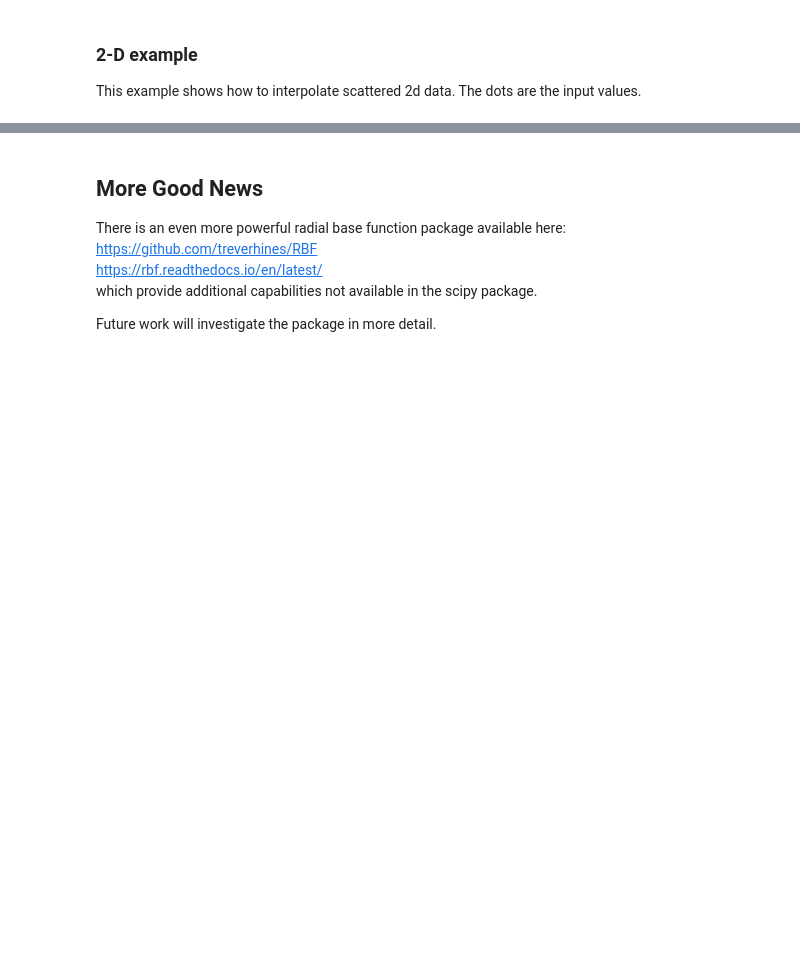
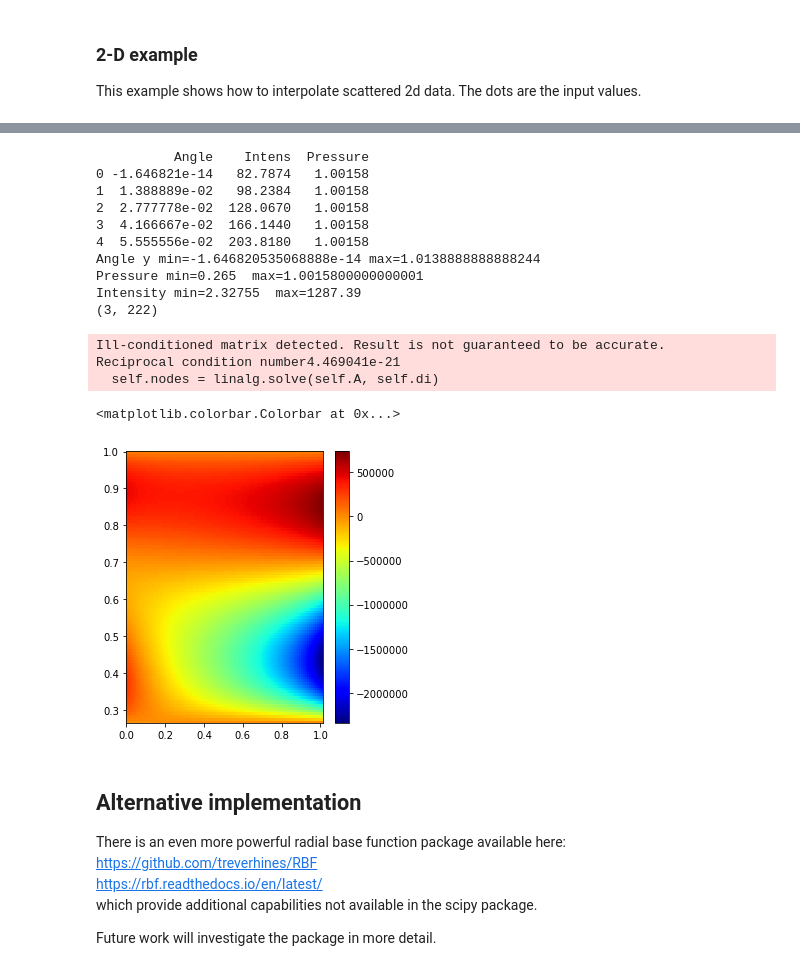
Before and after one commit to NelisW/PythonNotesToSelf, a Jupyter notebook: RbnInterpolation.ipynb, the cells around one changed output, grey strips where cells are left out. Saved outputs shown, nothing was run; the diff lists cells and outputs as text; code cells hidden in the pictures; blank space fills up the shorter version.

```diff
--- a/RbnInterpolation.ipynb
+++ b/RbnInterpolation.ipynb
@@ -240,5 +227,54 @@ plt.savefig('rbf2delta.png')
+# %%
+pressureNormalise = 1000
+
+dfi = pd.read_csv('data/intensityvsalt.csv')
+#normalise data
+dfi['Angle'] /= (2*np.pi)
+dfi['Pressure'] /= pressureNormalise
+#remove unrequired data
+dfi.drop(['Altitude'],axis=1,inplace=True)
+print(dfi.head())
+
+print(f'Angle y min={np.min(dfi["Angle"])} max={np.max(dfi["Angle"])}')
+print(f'Pressure min={np.min(dfi["Pressure"])}  max={np.max(dfi["Pressure"])}')
+print(f'Intensity min={np.min(dfi["Intens"])}  max={np.max(dfi["Intens"])}')
+# build the table for reading into rbf
+# intensity must be the last row
+data = np.vstack((dfi['Angle'].values.reshape(1,-1),
+                  dfi['Pressure'].values.reshape(1,-1),
+                  dfi['Intens'].values.reshape(1,-1)))
+print(data.shape)
+
+rbf = Rbf(*data, epsilon=1)
+
+ai = np.linspace(np.min(dfi["Angle"]), np.max(dfi["Angle"]), 100)
+pi = np.linspace(np.min(dfi["Pressure"]), np.max(dfi["Pressure"]) , 100)
+AI,PI = np.meshgrid(ai, pi)
+
+inty = rbf(AI, PI)
+
+plt.figure(figsize=(15,5))
+plt.subplot(1, 3, 1)
+plt.pcolor(AI,PI, inty, cmap=cm.jet)
+plt.colorbar()
+# %% [output]
+          Angle    Intens  Pressure
+0 -1.646821e-14   82.7874   1.00158
+1  1.388889e-02   98.2384   1.00158
+2  2.777778e-02  128.0670   1.00158
+3  4.166667e-02  166.1440   1.00158
+4  5.555556e-02  203.8180   1.00158
+Angle y min=-1.646820535068888e-14 max=1.0138888888888244
+Pressure min=0.265  max=1.0015800000000001
+Intensity min=2.32755  max=1287.39
+(3, 222)
+Ill-conditioned matrix detected. Result is not guaranteed to be accurate.
+Reciprocal condition number4.469041e-21
+  self.nodes = linalg.solve(self.A, self.di)
+<matplotlib.colorbar.Colorbar at 0x...>
+[figure, added]
 # %% [markdown]
-## More Good News
+## Alternative implementation
 
 There is an even more powerful radial base function package available here:
 https://github.com/treverhines/RBF
```
Also changed, not shown: parts of 5 cells of this notebook, 1 other file.
